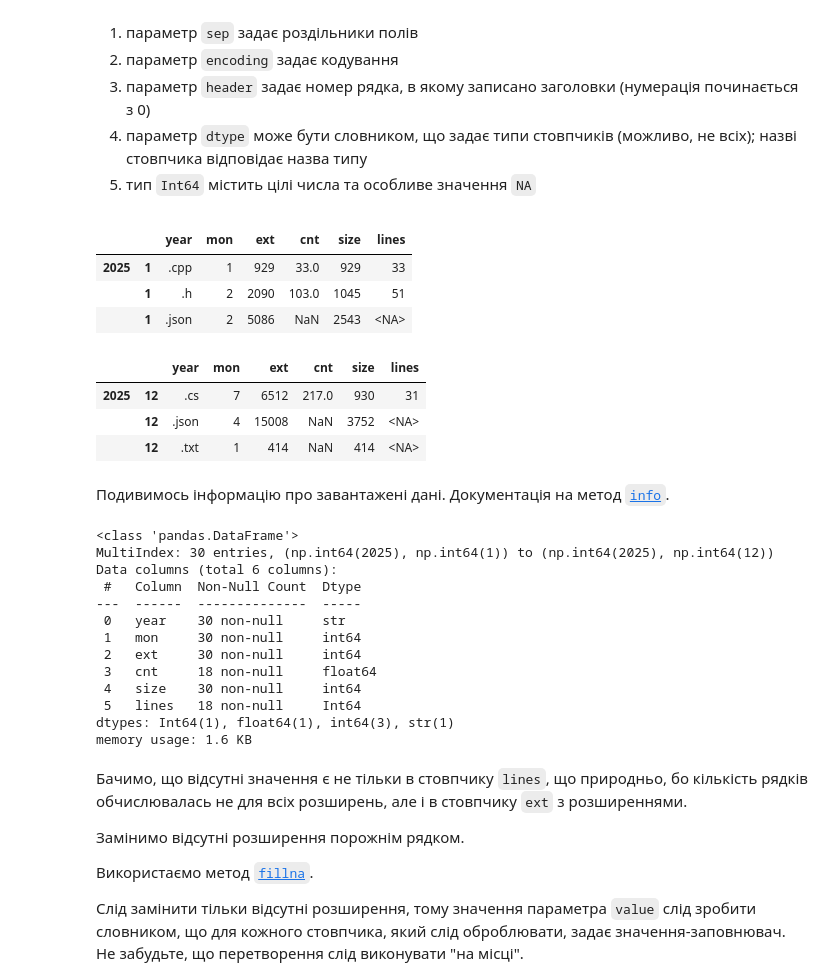
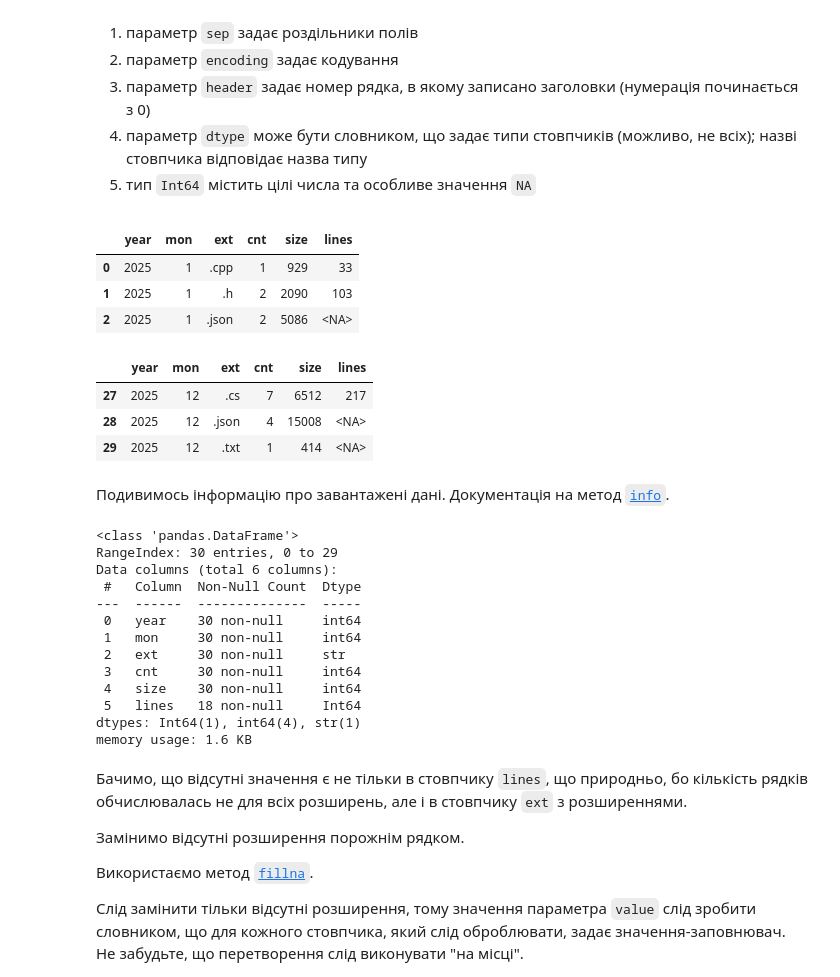
Before and after one commit to quick067/Lab2-PY-, a Jupyter notebook: Робочі зошити/LAB2 part2 Оброблення даних про файли (робочий зошит).ipynb, the cells around one changed output. Cells and saved outputs as stored; diff of their text form; code cells hidden in the pictures; folded sections open.

```diff
--- a/Робочі зошити/LAB2 part2 Оброблення даних про файли (робочий зошит).ipynb
+++ b/Робочі зошити/LAB2 part2 Оброблення даних про файли (робочий зошит).ipynb
@@ -100,20 +100,20 @@ path = Path("lab1_1.csv")
 </ol>
 </details>
 # %%
-data = pd.read_csv(path, encoding = 'utf-8', header=0, sep=",", dtype={"lines": "Int64"}, names=headers)
+data = pd.read_csv(path, encoding = 'utf-8', header=0, sep=",", dtype={"lines": "Int64"}, names=headers, usecols=headers)
 data.head(3)
 # %% [output]
-|  |  | year | mon | ext | cnt | size | lines |
-| 2025 | 1 | .cpp | 1 | 929 | 33.0 | 929 | 33 |
-|  | 1 | .h | 2 | 2090 | 103.0 | 1045 | 51 |
-|  | 1 | .json | 2 | 5086 | NaN | 2543 | <NA> |
+|  | year | mon | ext | cnt | size | lines |
+| 0 | 2025 | 1 | .cpp | 1 | 929 | 33 |
+| 1 | 2025 | 1 | .h | 2 | 2090 | 103 |
+| 2 | 2025 | 1 | .json | 2 | 5086 | <NA> |
 # %%
 data.tail(3)
 # %% [output]
-|  |  | year | mon | ext | cnt | size | lines |
-| 2025 | 12 | .cs | 7 | 6512 | 217.0 | 930 | 31 |
-|  | 12 | .json | 4 | 15008 | NaN | 3752 | <NA> |
-|  | 12 | .txt | 1 | 414 | NaN | 414 | <NA> |
+|  | year | mon | ext | cnt | size | lines |
+| 27 | 2025 | 12 | .cs | 7 | 6512 | 217 |
+| 28 | 2025 | 12 | .json | 4 | 15008 | <NA> |
+| 29 | 2025 | 12 | .txt | 1 | 414 | <NA> |
 # %% [markdown]
 Подивимось інформацію про завантажені дані.
 Документація на метод <a href="https://pandas.pydata.org/docs/reference/api/pandas.DataFrame.info.html" target=_blank rel="noopener noreferrer"><code>info</code></a>.
@@ -121,17 +121,17 @@ data.tail(3)
 data.info()
 # %% [output]
 <class 'pandas.DataFrame'>
-MultiIndex: 30 entries, (np.int64(2025), np.int64(1)) to (np.int64(2025), np.int64(12))
+RangeIndex: 30 entries, 0 to 29
 Data columns (total 6 columns):
  #   Column  Non-Null Count  Dtype
 ---  ------  --------------  -----
- 0   year    30 non-null     str
+ 0   year    30 non-null     int64
  1   mon     30 non-null     int64
- 2   ext     30 non-null     int64
- 3   cnt     18 non-null     float64
+ 2   ext     30 non-null     str
+ 3   cnt     30 non-null     int64
  4   size    30 non-null     int64
  5   lines   18 non-null     Int64
-dtypes: Int64(1), float64(1), int64(3), str(1)
+dtypes: Int64(1), int64(4), str(1)
 memory usage: 1.6 KB
 # %% [markdown]
 Бачимо, що відсутні значення є не тільки в стовпчику <code>lines</code>, що природньо, бо кількість рядків обчислювалась не для всіх розширень, але і в стовпчику <code>ext</code> з розширеннями.
```
Also changed, not shown: parts of 23 cells of this notebook, 1 other file.
